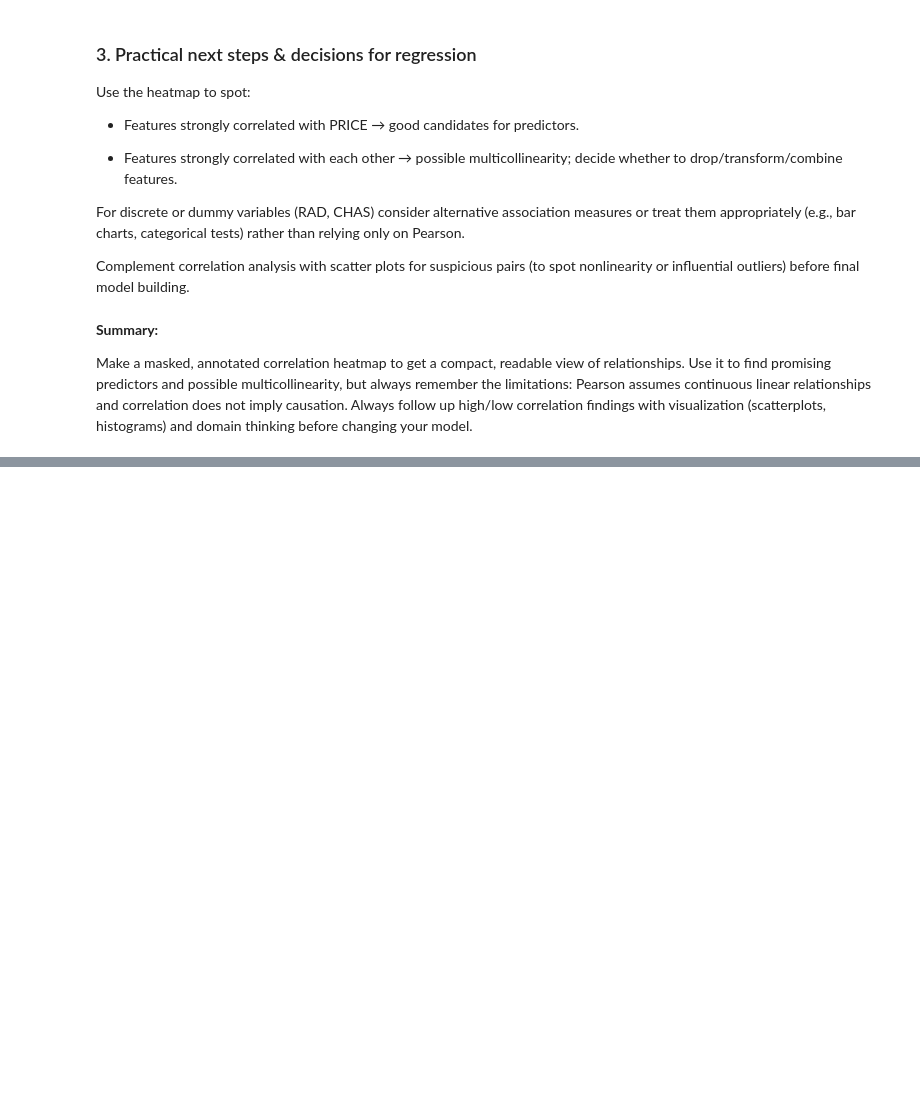
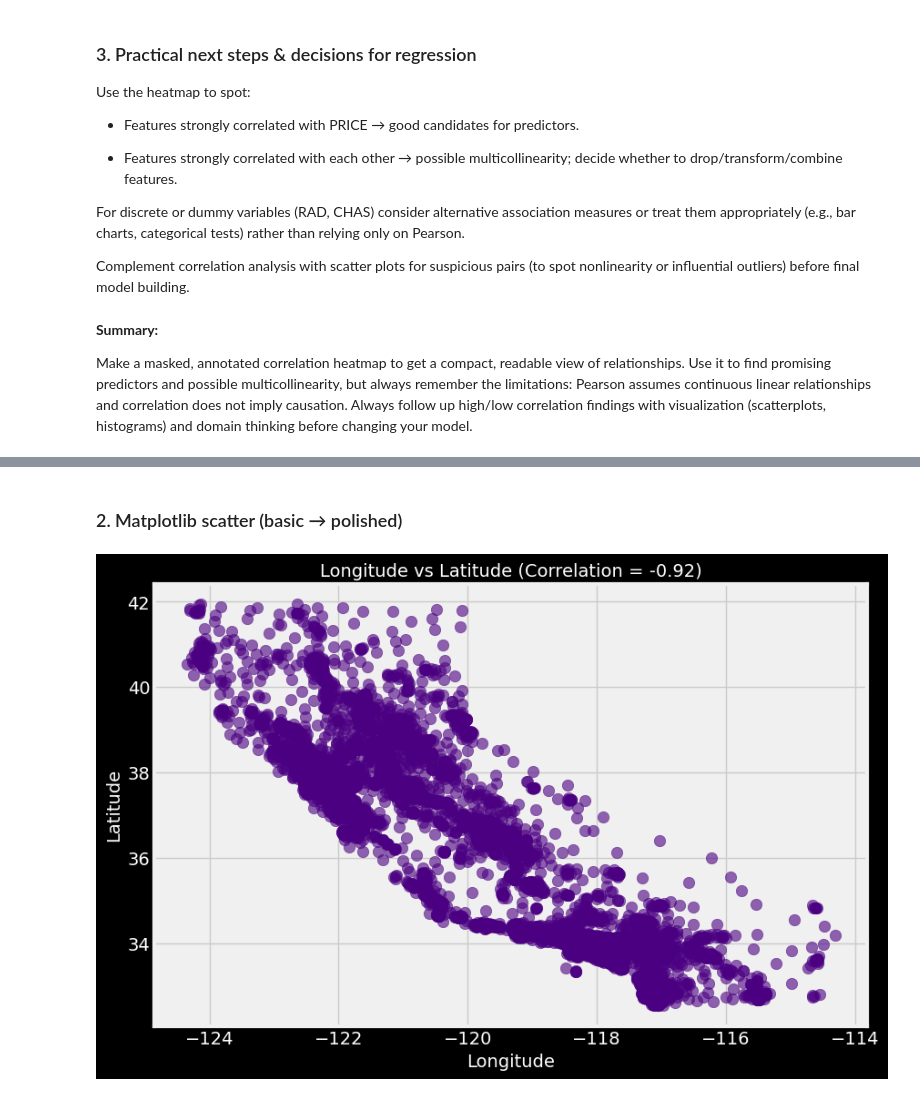
Before and after one commit to Cap-Rehan/ML-DS-journey, a Jupyter notebook: Section-5/California_Housing.ipynb, the cells around one changed output, grey strips where cells are left out. Saved outputs shown, nothing was run; the diff lists cells and outputs as text; code cells hidden in the pictures; blank space fills up the shorter version.

```diff
--- a/Section-5/California_Housing.ipynb
+++ b/Section-5/California_Housing.ipynb
@@ -796,0 +808,12 @@ Make a masked, annotated correlation heatmap to get a compact, readable view of
+# %% [markdown]
+### 2. Matplotlib scatter (basic → polished)
+# %%
+plt.figure(figsize=(9,6))
+plt.style.use('fivethirtyeight')
+plt.scatter(housing_data["Longitude"], housing_data["Latitude"], s=80, alpha=0.6, color="indigo")
+plt.xlabel("Longitude", fontsize=14)
+plt.ylabel("Latitude", fontsize=14)
+plt.title(f"Longitude vs Latitude (Correlation = {round(housing_data['Longitude'].corr(housing_data['Latitude']), 2)})", fontsize=14)
+plt.show()
+# %% [output]
+[figure, added]
```
Also changed, not shown: parts of 49 cells of this notebook.
